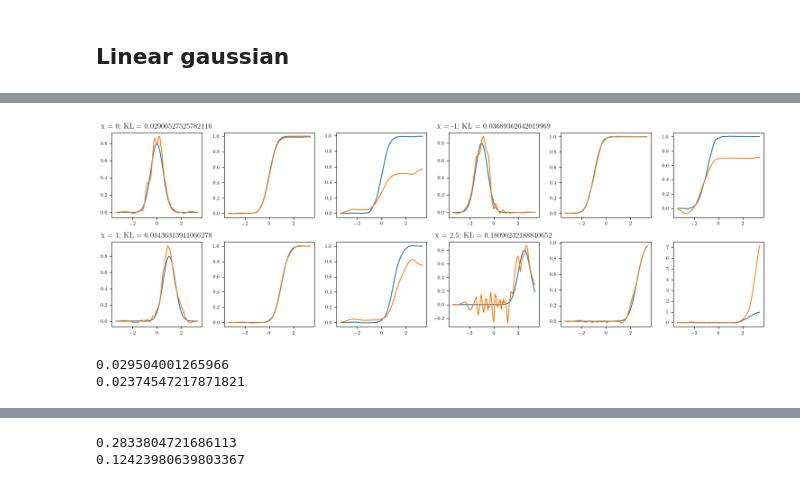
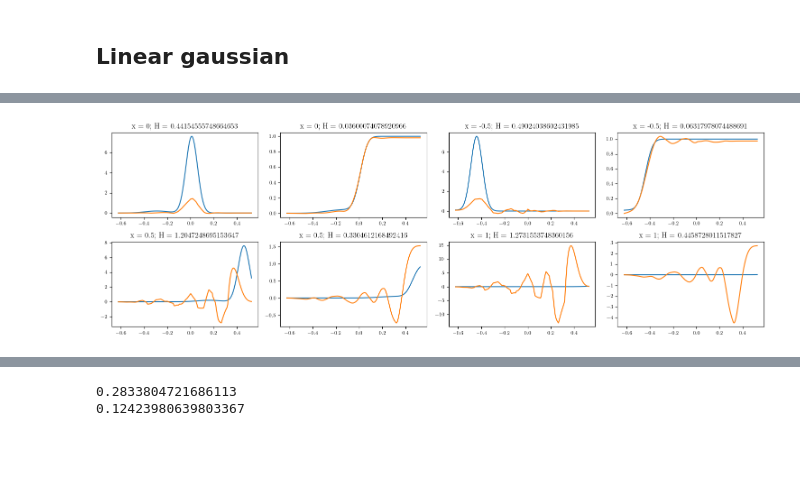
Before and after one commit to Danfoa/symm_rep_learn, a Jupyter notebook: NCP/examples/cde_baselines.ipynb, the cells around one changed output, grey strips where cells are left out. Drawn from its saved outputs; the diff is of its cells as text; code cells hidden in the pictures; blank space fills up the shorter version.

```diff
--- a/NCP/examples/cde_baselines.ipynb
+++ b/NCP/examples/cde_baselines.ipynb
@@ -123,0 +203,2 @@ plt.show()
+# %%
+trainer.fit(NCP_module, train_dataloaders=train_dl, val_dataloaders=val_dl)
@@ -123,0 +653,2 @@ plt.show()
+# %%
+trainer.fit(NCP_module, train_dataloaders=train_dl, val_dataloaders=val_dl)
@@ -128,8 +1056,8 @@ torch.manual_seed(0)
 config = {
     'input_shape': X_train.shape[-1],
     'output_shape': 100,
-    'n_hidden': 1,
-    'layer_size': 512,
+    'n_hidden': 2,
+    'layer_size': 64,
     'lr': 1e-3,
     'gamma': 1e-3,
     'epochs': 2e3,
@@ -141,9 +1069,12 @@ config = ml_confs.from_dict(config)
 
 U_operator = MLPOperator(config.input_shape, config.n_hidden, config.layer_size, config.output_shape)
 V_operator = MLPOperator(config.input_shape, config.n_hidden, config.layer_size, config.output_shape)
+S_layer = SingularLayer(config.output_shape)
 
 optimizer = Adam
 optimizer_kwargs = {
     'lr': config.lr
     }
-model = DeepSVD(U_operator, V_operator, config.output_shape, gamma=config.gamma, device=device)
+# model = DeepSVD(U_operator, V_operator, config.output_shape, gamma=config.gamma, device=device)
+NCP_operator = NCPOperator(U_operator, V_operator, S_layer)
+model = DeepSVD(NCP_operator, gamma=config.gamma, device=device)
@@ -206,36 +1117,35 @@ plt.show()
 # %%
 from scipy.stats import norm
-from NCP.cdf import get_pdf, get_cdf, compute_marginal
+from NCP.cdf import get_pdf
 from NCP.metrics import *
+
+fig, ax = plt.subplots(nrows=2, ncols=4, figsize=(15,5))
+axes = ax.flatten()
 
 ys, step = np.linspace(-3, 3, num=1000, retstep=True)
 ys = ys.reshape(-1, 1)
 
 p_y = compute_marginal(bandwidth='scott').fit(Y_train)
 
-fig, ax = plt.subplots(nrows=2, ncols=6, figsize=(15,5))
-axes = ax.flatten()
-
-for i, xi in enumerate([0, -1, 1, 2.5]):
+for i, xi in enumerate([0, -0.5, 0.5, 1]):
     x_scaled = xscaler.transform([[xi]])
-    fys, pred_pdf = get_pdf(model, x_scaled, ys, postprocess='whitening', p_y=p_y)
+    fys, pred_pdf = model.pdf(x_scaled, ys, postprocess='centering', p_y=p_y)
     fys = yscaler.inverse_transform(fys.reshape([-1, 1])).flatten()
-    true_pdf = norm.pdf(fys, loc=xi, scale=sigma_sq)
-    axes[i*3].plot(fys, true_pdf)
-    axes[i*3].plot(fys, pred_pdf)
+    true_pdf = density_simulator.pdf(np.array([[xi]]), yscaler.inverse_transform(ys).T).squeeze()
+    # pred_pdf = normalize(pred_pdf)
+    # true_pdf = normalize(true_pdf)
+    axes[i*2].plot(fys, true_pdf)
+    axes[i*2].plot(fys, pred_pdf)
 
     pred_cdf = pdf2cdf(pred_pdf, step)
-    _, pred_cdf2 = get_cdf(model, x_scaled, ys, postprocess='whitening')
-    true_cdf = norm.cdf(fys, loc=xi, scale=sigma_sq)
-    axes[i*3+1].plot(fys, true_cdf)
-    axes[i*3+1].plot(fys, pred_cdf)
-    axes[i*3+2].plot(fys, pred_cdf)
-    axes[i*3+2].plot(fys, pred_cdf2)
+    true_cdf = density_simulator.cdf(np.array([[xi]]), yscaler.inverse_transform(ys).T).squeeze()
+    axes[i*2+1].plot(fys, true_cdf)
+    axes[i*2+1].plot(fys, pred_cdf)
 
-    axes[i*3].set_title(r'x = {0}; KL = {1}'.format(xi, KL(true_pdf, pred_pdf)))
-    # axes[i*2+1].set_title(r'x = {0}; KL = {1}'.format(xi, KL(true_cdf, pred_cdf)))
+    axes[i*2].set_title(r'x = {0}; H = {1}'.format(xi, hellinger(true_pdf, pred_pdf, fys)))
+    axes[i*2+1].set_title(r'x = {0}; H = {1}'.format(xi, hellinger(true_cdf, pred_cdf, fys)))
 
 plt.tight_layout()
 plt.show()
 # %% [output]
-[figure, old version]
+[figure, new version]
@@ -244,6 +1151,0 @@ scores = empirical_KL(model, X_test, np.linspace(-2.5, 2.5, num=100).reshape(-1,
-# %%
-print(np.mean(scores))
-print(np.median(scores))
-# %% [output]
-0.029504001265966
-0.02374547217871821
```
Also changed, not shown: parts of 68 cells of this notebook, 6 other files.
